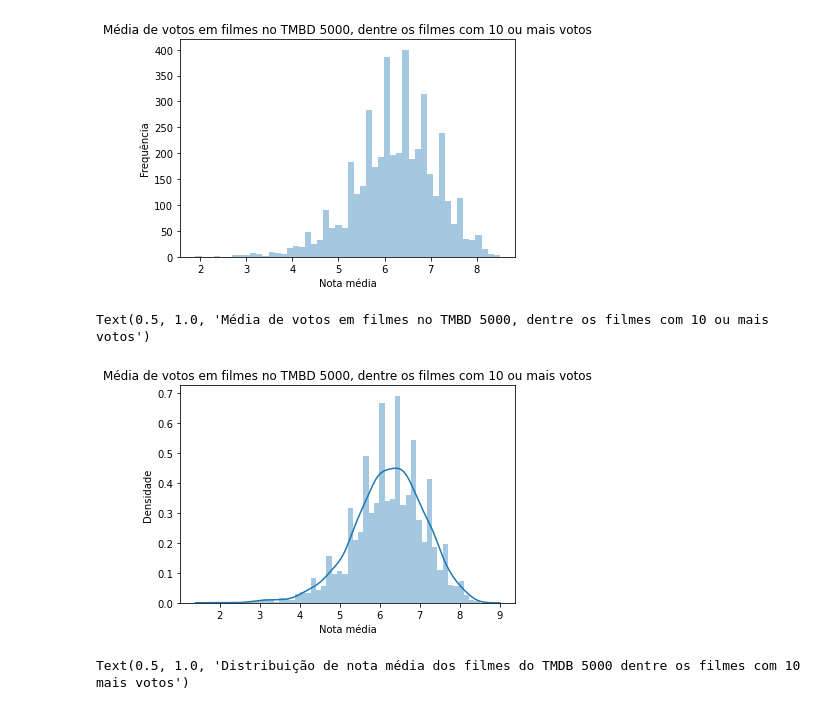
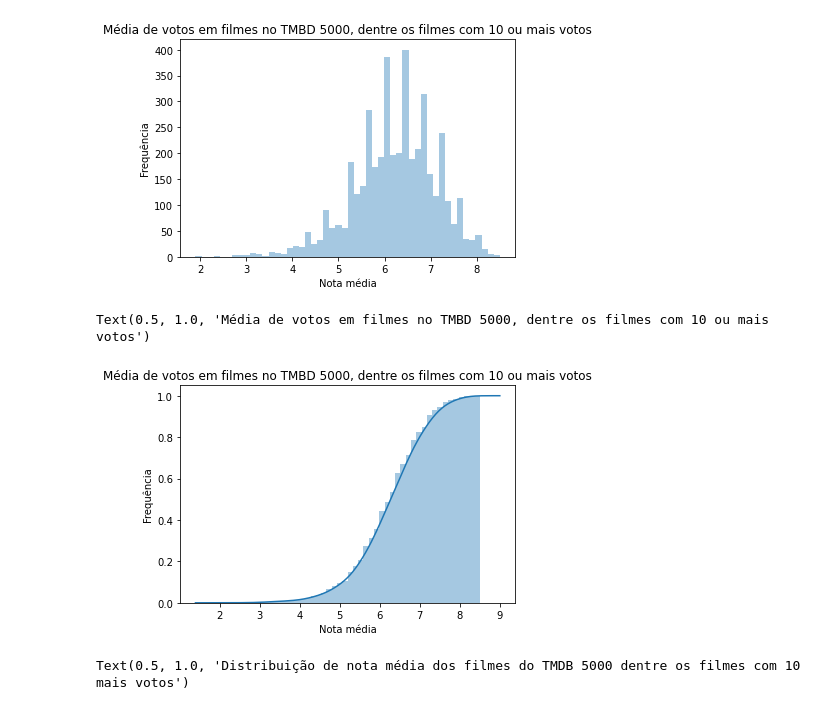
Before and after one commit to rgrAndrade/tmdb, a Jupyter notebook: TMDB - Avaliação de Filmes.ipynb, the cells around one changed output. Saved outputs shown, nothing was run; the diff lists cells and outputs as text; code cells hidden in the pictures.

```diff
--- a/TMDB - Avaliação de Filmes.ipynb
+++ b/TMDB - Avaliação de Filmes.ipynb
@@ -76,10 +76,12 @@ ax.set_title('Média de votos em filmes no TMBD 5000, dentre os filmes com 10 ou
 Text(0.5, 1.0, 'Média de votos em filmes no TMBD 5000, dentre os filmes com 10 ou mais votos')
 [figure]
 # %%
- ax = sns.distplot(tmdb_com_mais_de_10_votos.vote_average )
-ax.set(xlabel='Nota média', ylabel='Densidade')
+ ax = sns.distplot(tmdb_com_mais_de_10_votos.vote_average,
+                  hist_kws={'cumulative':True},
+                  kde_kws= {'cumulative':True})
+ax.set(xlabel='Nota média', ylabel='Frequência')
 ax.set_title('Média de votos em filmes no TMBD 5000, dentre os filmes com 10 ou mais votos')
 # %% [output]
 Text(0.5, 1.0, 'Média de votos em filmes no TMBD 5000, dentre os filmes com 10 ou mais votos')
-[figure, old version]
+[figure, new version]
 # %%
```
Also changed, not shown: parts of 19 cells of this notebook.
